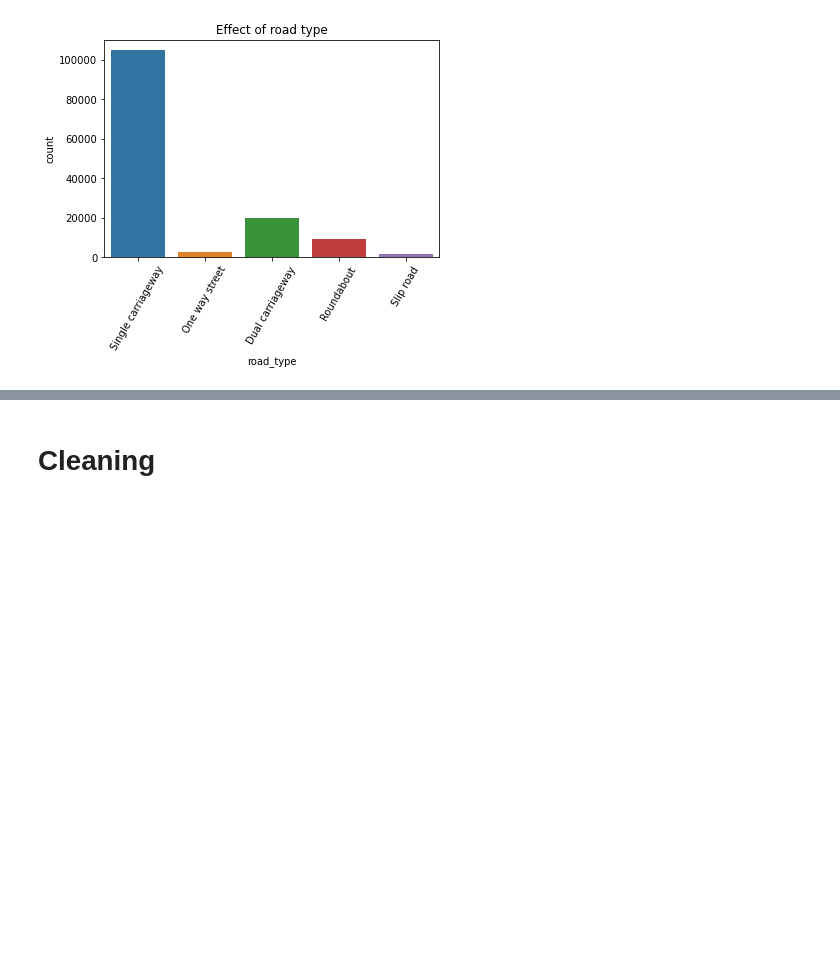
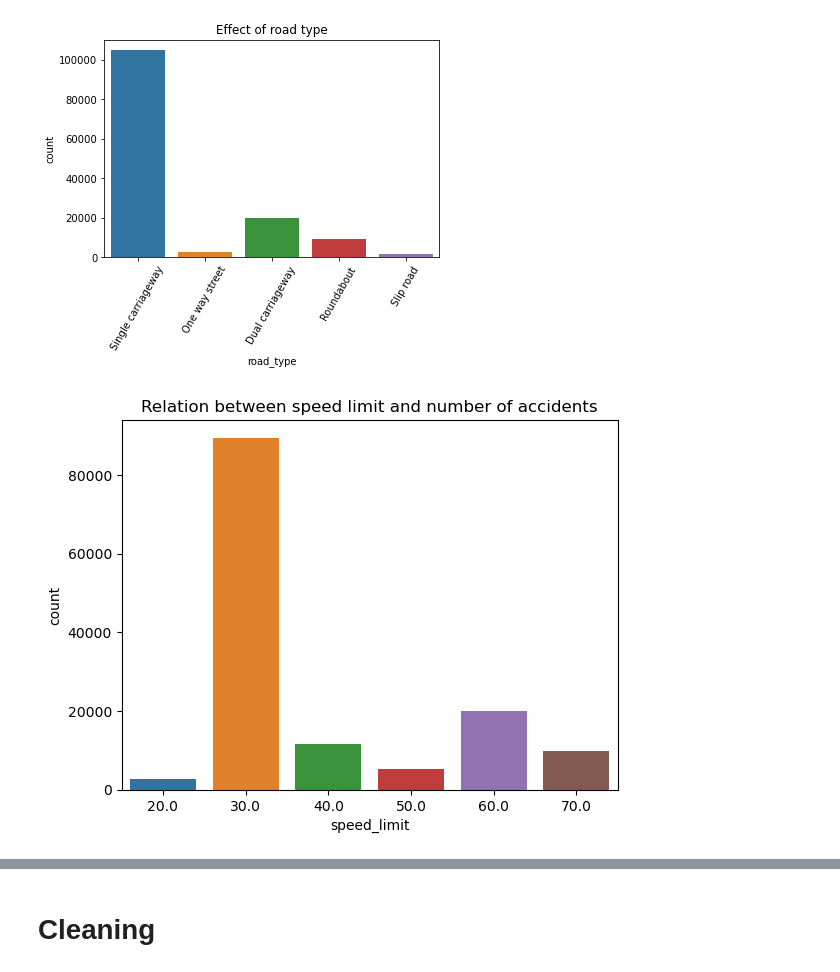
Before and after one commit to allaaamr/DataEngineering, a Jupyter notebook: main.ipynb, the cells around one changed output, grey strips where cells are left out. Drawn from its saved outputs; the diff is of its cells as text; code cells hidden in the pictures; blank space fills up the shorter version.

```diff
--- a/main.ipynb
+++ b/main.ipynb
@@ -52,3 +52,10 @@ plt.xticks(rotation=60)
 plt.show()
 # %% [output]
 [figure]
+# %%
+## Is there a relation between the speed limit and the number of accidents?
+sns.countplot("speed_limit",data=df)
+plt.title("Relation between speed limit and number of accidents")
+plt.show()
+# %% [output]
+[figure, added]
```
Also changed, not shown: parts of 4 cells of this notebook.
